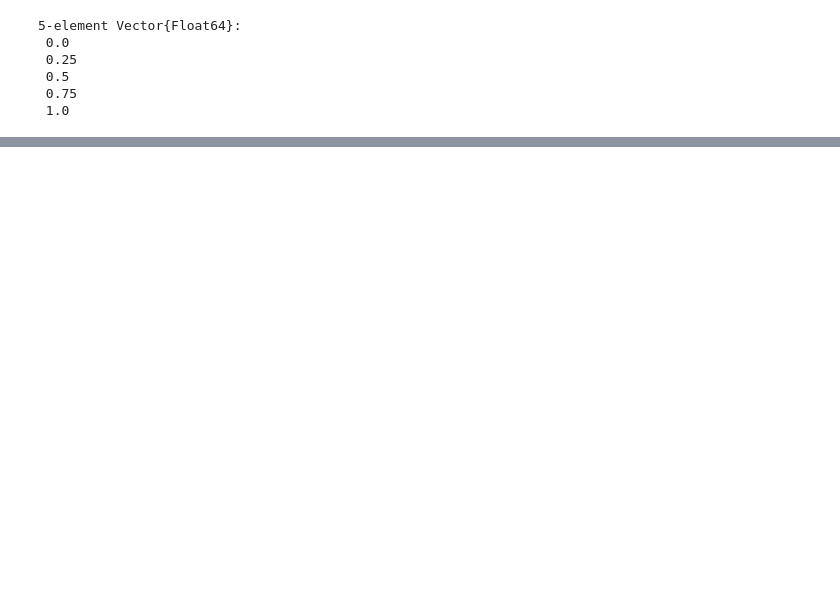
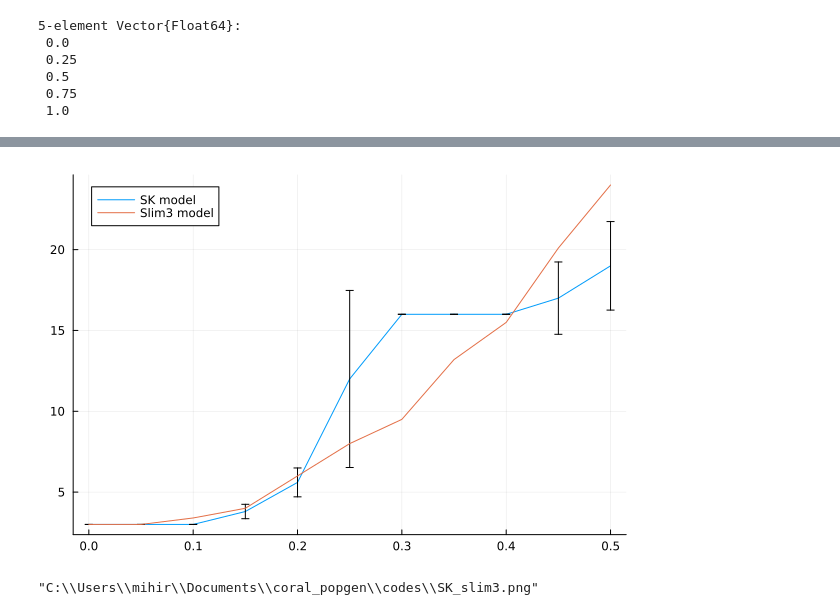
Before and after one commit to mihirumarani/coral_popgen, a Jupyter notebook: codes/coral popgen multipop.ipynb, the cells around one changed output, grey strips where cells are left out. Drawn from its saved outputs; the diff is of its cells as text; code cells hidden in the pictures; blank space fills up the shorter version.

```diff
--- a/codes/coral popgen multipop.ipynb
+++ b/codes/coral popgen multipop.ipynb
@@ -311,3 +363,5 @@ for i in 1:size(pardat)[1]
             halflife_m=mean(dat1.halflife),halflife_sd=std(dat1.halflife)))
 
 end
+# %%
+resdat=resdat1[resdat1.temp_diff .== 1,:]
@@ -313,0 +383,2 @@ end
+# %%
+resdat.slim3_m=[3.0,3.0,3.4,4.0,6.0,8.0,9.5,13.2,15.5,20.1,24.0]
@@ -314,3 +415,12 @@ end
+# %%
+fig4=plot(resdat.m,resdat.halflife_m,yerr=resdat.halflife_sd,label="SK model")
+plot!(resdat.m,resdat.slim3_m,label="Slim3 model")
+# %% [output]
+[figure, added]
+# %%
+savefig(fig4,"SK_slim3.png")
+# %% [output]
+"C:\\Users\\mihir\\Documents\\coral_popgen\\codes\\SK_slim3.png"
 # %%
 #Model parameters/Function inputs
 
```
Also changed, not shown: parts of 14 cells of this notebook, 17 other files.
